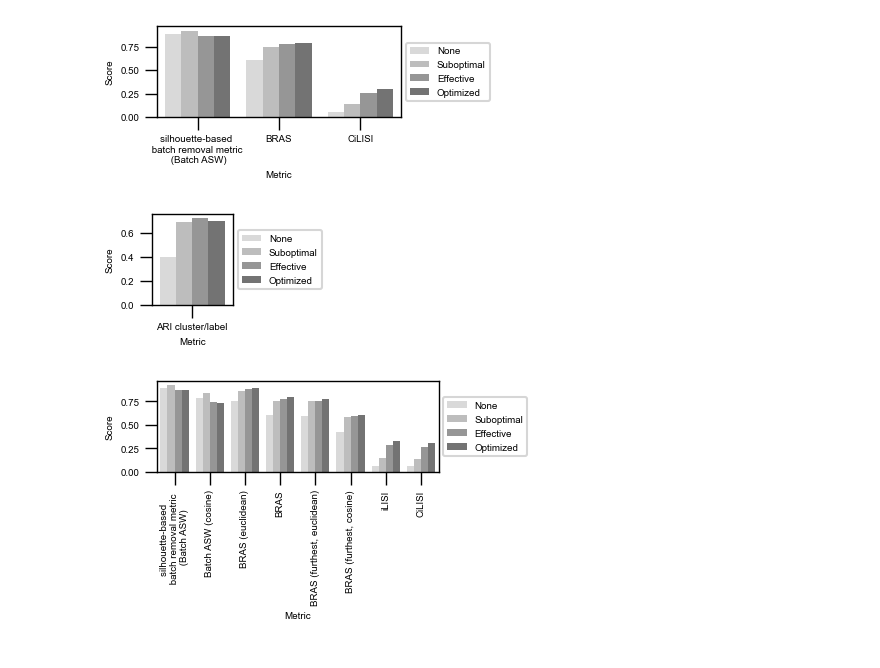
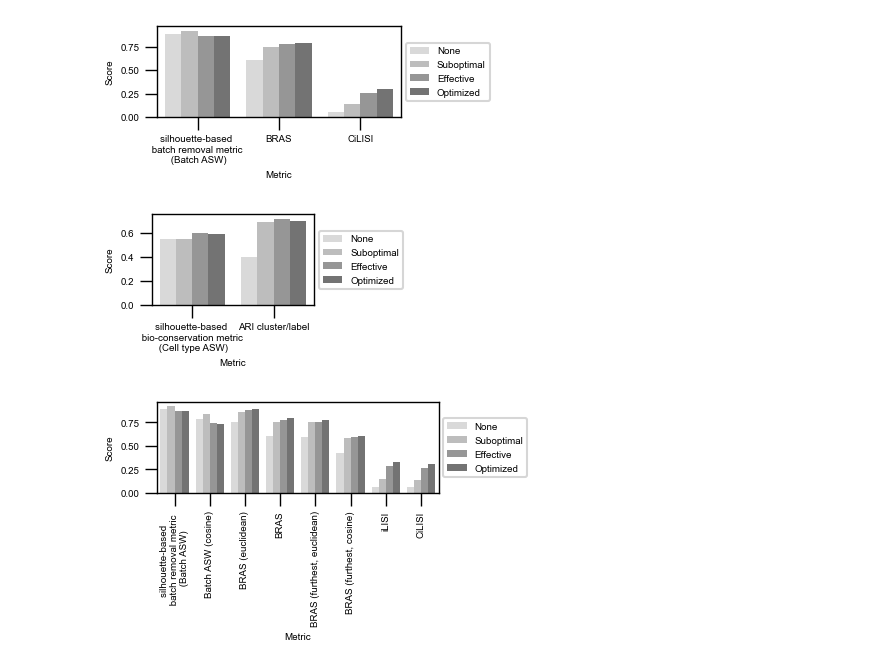
Before and after one commit to ohlerlab/metrics_matter_manuscript_reproducibility, a Jupyter notebook: scripts/real_data/Evaluate_real_data_visualization.ipynb, the cells around one changed output. Saved outputs shown, nothing was run; the diff lists cells and outputs as text; code cells hidden in the pictures.

```diff
--- a/scripts/real_data/Evaluate_real_data_visualization.ipynb
+++ b/scripts/real_data/Evaluate_real_data_visualization.ipynb
@@ -74,7 +76,7 @@ metric_mapping = {'asw_batch': 'silhouette-based \n batch removal metric \n (Bat
                                 'iLISI_batch': 'iLISI',\
                                 'cLISI_full': 'cLISI',\
                                 'CiLISI_batch': 'CiLISI',\
-                                'asw_label': 'Cell type ASW',\
+                                'asw_label': 'silhouette-based \n bio-conservation metric \n (Cell type ASW)',\
                                 'asw_label_cosine': 'Cell type ASW (cosine)',\
                                 'nmi': 'NMI cluster/label',\
                                 'ari': 'ARI cluster/label'
@@ -137,14 +139,14 @@ plt.savefig('figures/{}_main_batch_removal.png'.format(use_case), format='png',
 # %% [output]
 [figure]
 # %%
-plt.rcParams["figure.figsize"] = (1/3*80*mm, 3/8*80*mm)
+plt.rcParams["figure.figsize"] = (2/3*80*mm, 3/8*80*mm)
 # %%
-g = sns.barplot(data=bio_scores[bio_scores['Metric'] == 'ARI cluster/label'], x='Metric', y='Score', hue='Scenario', palette=custom_palette)
+g = sns.barplot(data=bio_scores[(bio_scores['Metric'] == 'ARI cluster/label') | (bio_scores['Metric'] == 'silhouette-based \n bio-conservation metric \n (Cell type ASW)')], x='Metric', y='Score', hue='Scenario', palette=custom_palette)
 plt.xticks(rotation=0)
 g.legend(loc='center left', bbox_to_anchor=(1, 0.5))
 plt.savefig('figures/{}_main_bio_cons.png'.format(use_case), format='png', dpi=600, bbox_inches='tight')
 # %% [output]
-[figure, old version]
+[figure, new version]
 # %%
 # All metrics supplement
 # %%
```
Also changed, not shown: parts of 2 cells of this notebook, 3 other files.
